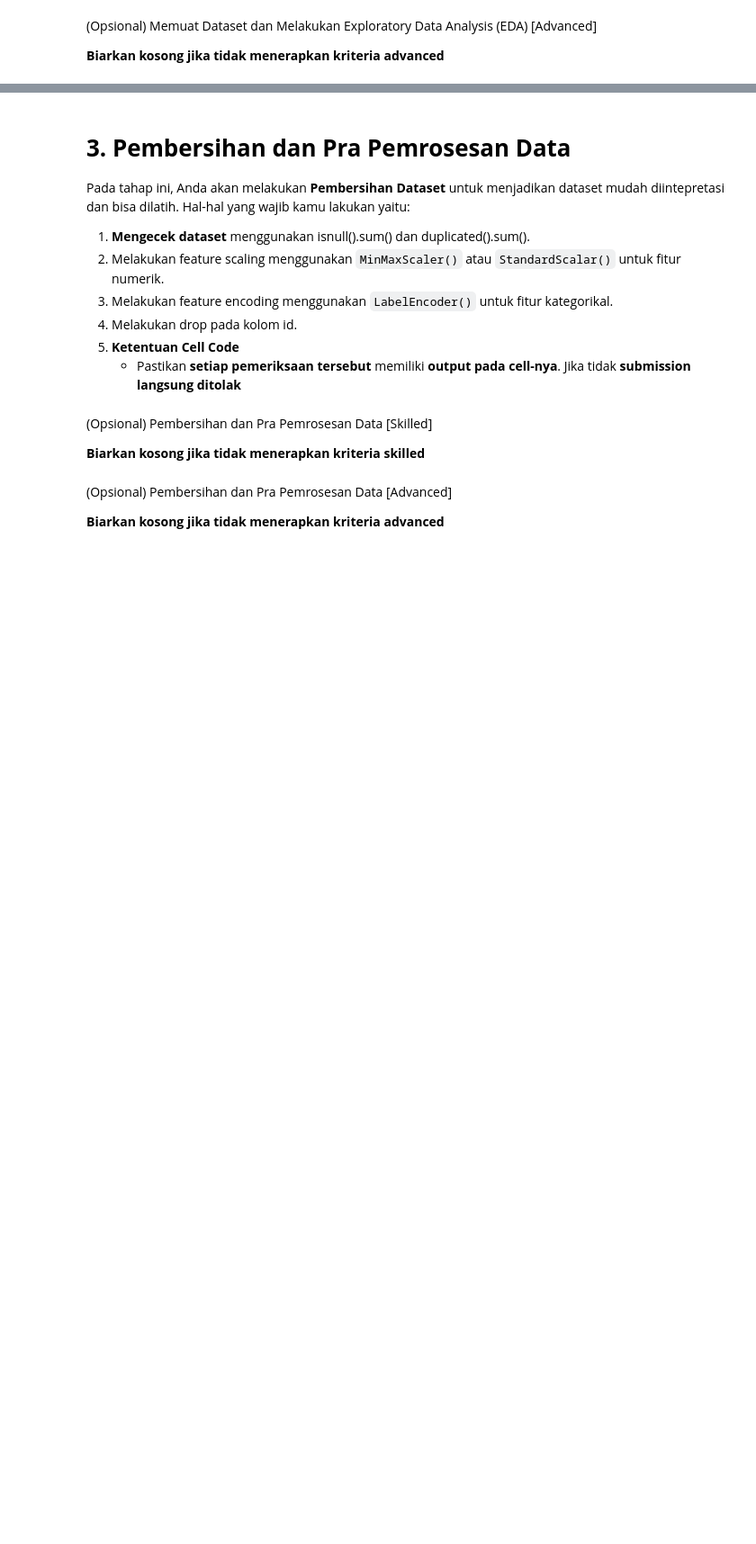
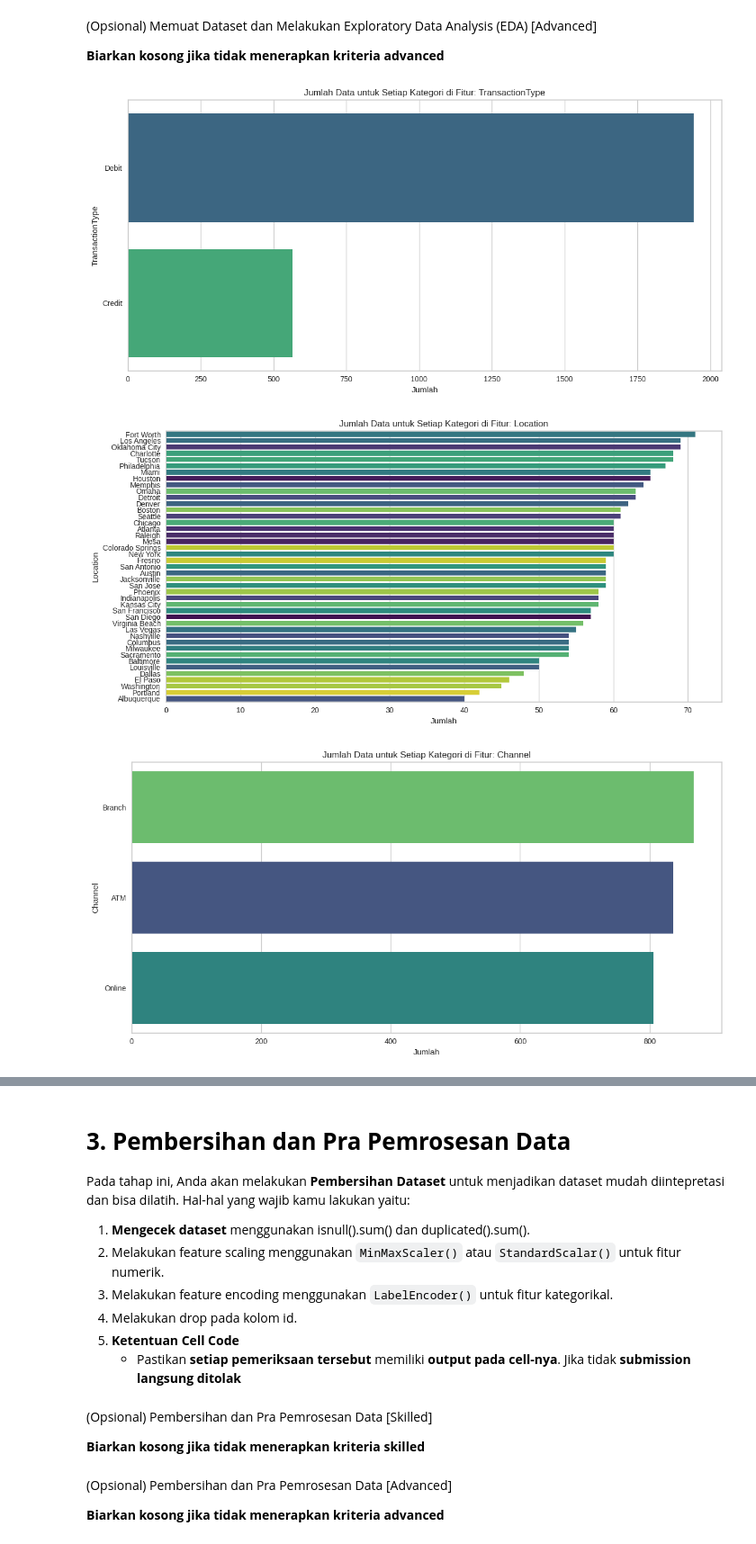
Before and after one commit to NaufalYogaPratama/BMLP-bank-transactions-data-model, a Jupyter notebook: [Clustering]_Submission_Akhir__Naufal_Yoga_Pratama.ipynb, the cells around one changed output, grey strips where cells are left out. Shown at 90% size. Saved outputs shown, nothing was run; the diff lists cells and outputs as text; code cells hidden in the pictures; blank space fills up the shorter version.

```diff
--- a/[Clustering]_Submission_Akhir__Naufal_Yoga_Pratama.ipynb
+++ b/[Clustering]_Submission_Akhir__Naufal_Yoga_Pratama.ipynb
@@ -84,0 +140,24 @@ Kriteria 1 akan diterima ketika Anda menggunakan fungsi yang diminta tanpa menam
+# %%
+categorical_columns = df.select_dtypes(include='object').columns
+
+for col in categorical_columns:
+    if df[col].nunique() > 50:
+        continue
+
+    plt.figure(figsize=(12, 6))
+    sns.countplot(y=df[col],
+                  order=df[col].value_counts().index,
+                  palette='viridis',
+                  hue=df[col],
+                  legend=False)
+
+    plt.title(f'Jumlah Data untuk Setiap Kategori di Fitur: {col}')
+    plt.xlabel('Jumlah')
+    plt.ylabel(col)
+
+    plt.tight_layout()
+    plt.show()
+# %% [output]
+[figure, added]
+[figure, added]
+[figure, added]
```
Also changed, not shown: parts of 14 cells of this notebook.
